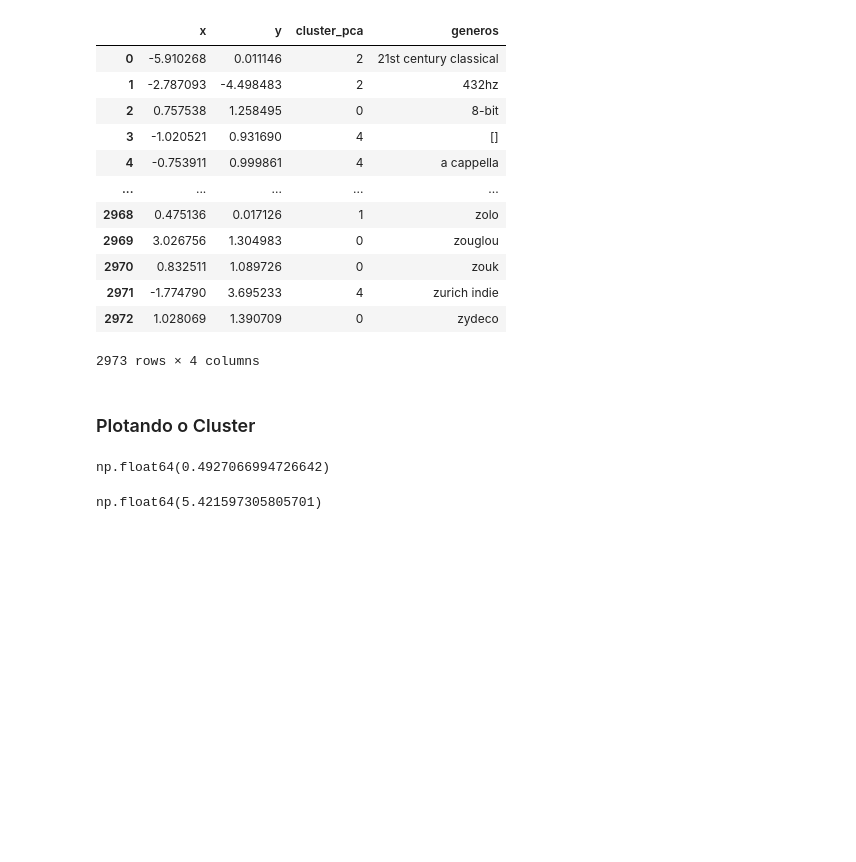
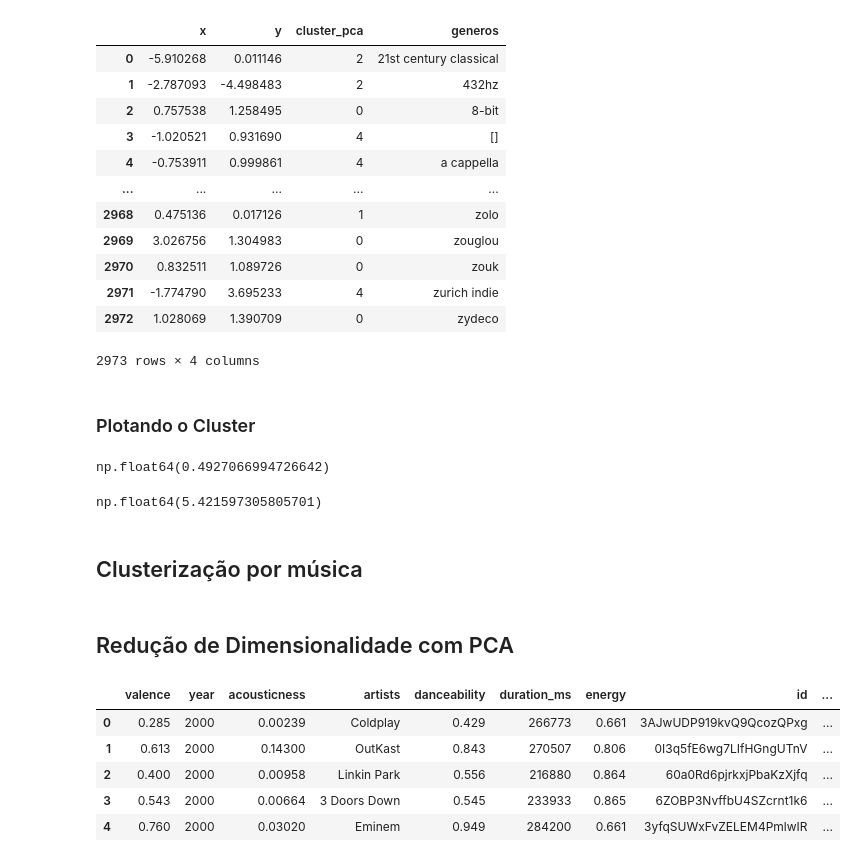
Before and after one commit to SiqueiraGabriel/Estudos_Alura, a Jupyter notebook: 0001Extra_KMeans_RecomendacaoMusica/Projeto.ipynb, the cells around one changed output. Drawn from its saved outputs; the diff is of its cells as text; code cells hidden in the pictures; blank space fills up the shorter version.

```diff
--- a/0001Extra_KMeans_RecomendacaoMusica/Projeto.ipynb
+++ b/0001Extra_KMeans_RecomendacaoMusica/Projeto.ipynb
@@ -239,3 +239,16 @@ np.float64(0.4927066994726642)
 pca_pipeline[1].explained_variance_.sum() # Taxa de quase 50% dos dados explicados
 # %% [output]
 np.float64(5.421597305805701)
+# %% [markdown]
+## Clusterização por música
+# %% [markdown]
+## Redução de Dimensionalidade com PCA
+# %%
+dados.head()
+# %% [output]
+|  | valence | year | acousticness | artists | danceability | duration_ms | energy | id | ... |
+| 0 | 0.285 | 2000 | 0.00239 | Coldplay | 0.429 | 266773 | 0.661 | 3AJwUDP919kvQ9QcozQPxg | ... |
+| 1 | 0.613 | 2000 | 0.14300 | OutKast | 0.843 | 270507 | 0.806 | 0I3q5fE6wg7LIfHGngUTnV | ... |
+| 2 | 0.400 | 2000 | 0.00958 | Linkin Park | 0.556 | 216880 | 0.864 | 60a0Rd6pjrkxjPbaKzXjfq | ... |
+| 3 | 0.543 | 2000 | 0.00664 | 3 Doors Down | 0.545 | 233933 | 0.865 | 6ZOBP3NvffbU4SZcrnt1k6 | ... |
+| 4 | 0.760 | 2000 | 0.03020 | Eminem | 0.949 | 284200 | 0.661 | 3yfqSUWxFvZELEM4PmlwIR | ... |
```
Also changed, not shown: parts of 8 cells of this notebook.
